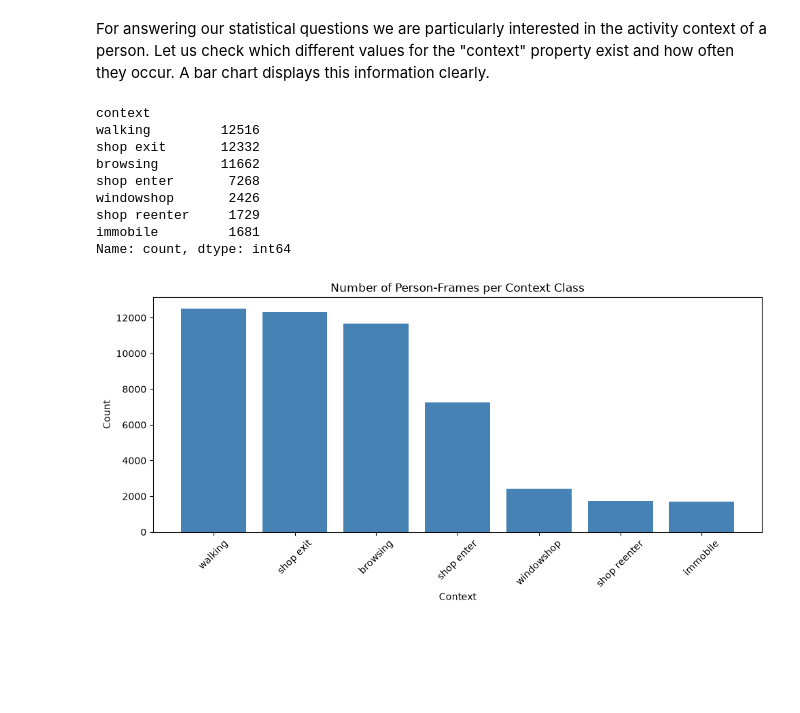
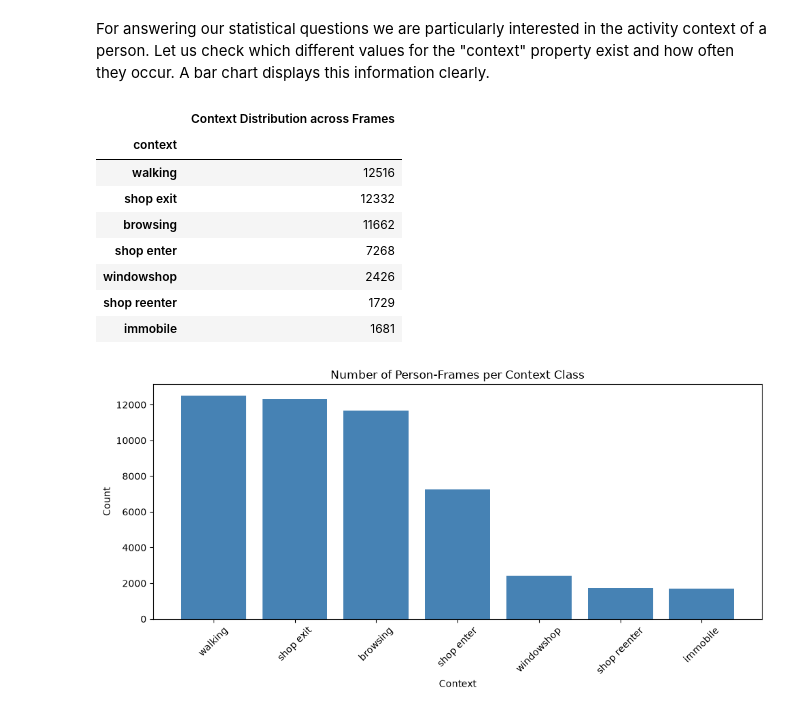
Before and after one commit to nellyharsch/data_project_Nelly_Harsch, a Jupyter notebook: analysis.ipynb, the cells around one changed output. Drawn from its saved outputs; the diff is of its cells as text; code cells hidden in the pictures; blank space fills up the shorter version.

```diff
--- a/analysis.ipynb
+++ b/analysis.ipynb
@@ -235,17 +235,17 @@ plt.show()
 # %% [markdown]
 For answering our statistical questions we are particularly interested in the activity context of a person. Let us check which different values for the "context" property exist and how often they occur. A bar chart displays this information clearly.
 # %%
-df['context'].value_counts()
+df['context'].value_counts().to_frame(name = 'Context Distribution across Frames')
 # %% [output]
-context
-walking         12516
-shop exit       12332
-browsing        11662
-shop enter       7268
-windowshop       2426
-shop reenter     1729
-immobile         1681
-Name: count, dtype: int64
+|  | Context Distribution across Frames |
+| context |  |
+| walking | 12516 |
+| shop exit | 12332 |
+| browsing | 11662 |
+| shop enter | 7268 |
+| windowshop | 2426 |
+| shop reenter | 1729 |
+| immobile | 1681 |
 # %%
 context_counts = df[df['context'].notna()]['context'].value_counts()
 
```
Also changed, not shown: parts of 2 cells of this notebook, 1 other file.
